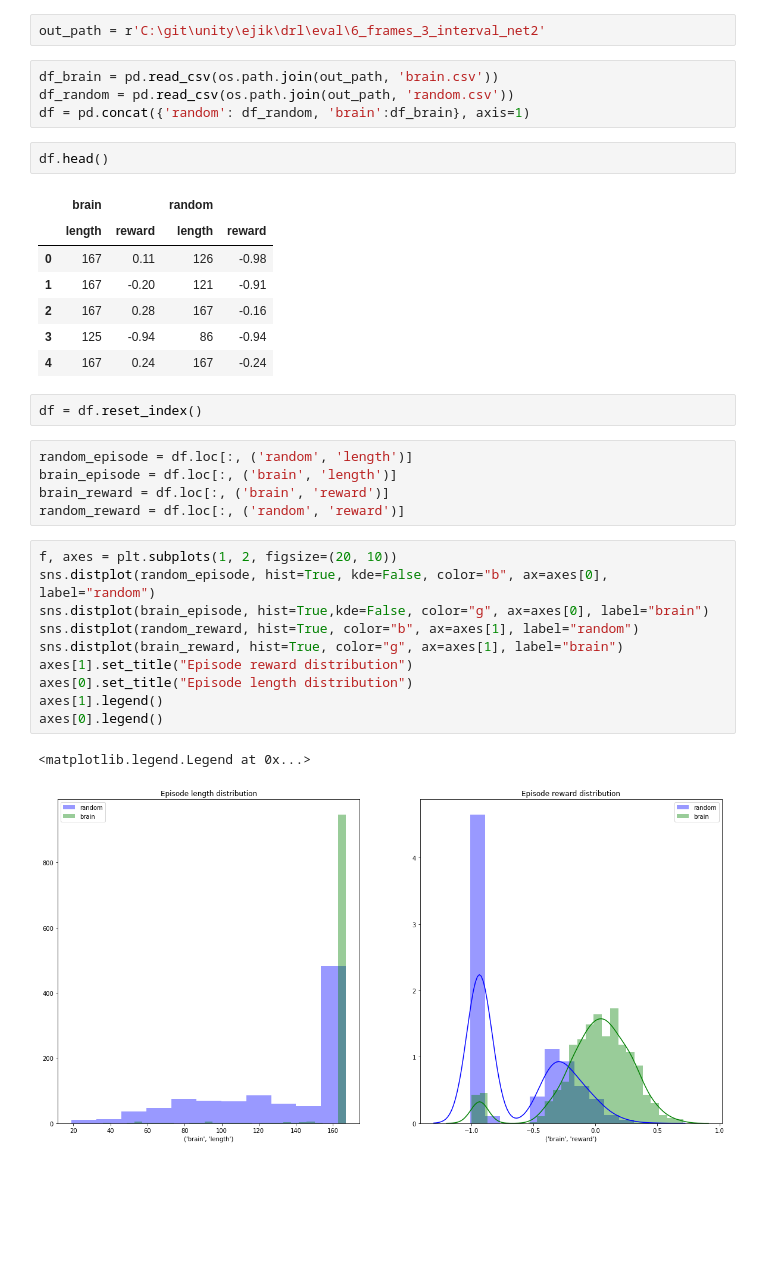
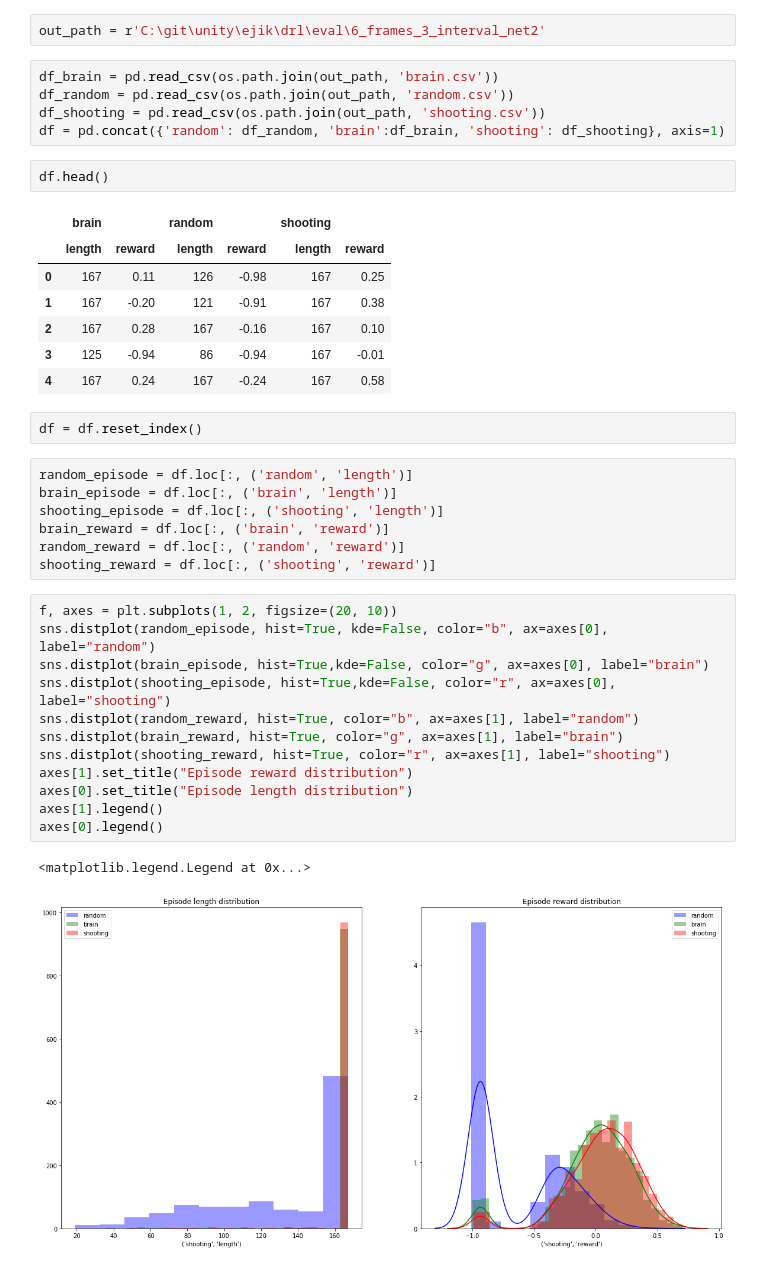
Before and after one commit to fierval/ejik, a Jupyter notebook: drl/Ejik Analysis.ipynb, the cells around one changed output. Drawn from its saved outputs; the diff is of its cells as text; blank space fills up the shorter version.

```diff
--- a/drl/Ejik Analysis.ipynb
+++ b/drl/Ejik Analysis.ipynb
@@ -12,36 +12,41 @@ out_path = r'C:\git\unity\ejik\drl\eval\6_frames_3_interval_net2'
 # %%
 df_brain = pd.read_csv(os.path.join(out_path, 'brain.csv'))
 df_random = pd.read_csv(os.path.join(out_path, 'random.csv'))
-df = pd.concat({'random': df_random, 'brain':df_brain}, axis=1)
+df_shooting = pd.read_csv(os.path.join(out_path, 'shooting.csv'))
+df = pd.concat({'random': df_random, 'brain':df_brain, 'shooting': df_shooting}, axis=1)
 # %%
 df.head()
 # %% [output]
-|  | brain |  | random |  |
-|  | length | reward | length | reward |
-| 0 | 167 | 0.11 | 126 | -0.98 |
-| 1 | 167 | -0.20 | 121 | -0.91 |
-| 2 | 167 | 0.28 | 167 | -0.16 |
-| 3 | 125 | -0.94 | 86 | -0.94 |
-| 4 | 167 | 0.24 | 167 | -0.24 |
+|  | brain |  | random |  | shooting |  |
+|  | length | reward | length | reward | length | reward |
+| 0 | 167 | 0.11 | 126 | -0.98 | 167 | 0.25 |
+| 1 | 167 | -0.20 | 121 | -0.91 | 167 | 0.38 |
+| 2 | 167 | 0.28 | 167 | -0.16 | 167 | 0.10 |
+| 3 | 125 | -0.94 | 86 | -0.94 | 167 | -0.01 |
+| 4 | 167 | 0.24 | 167 | -0.24 | 167 | 0.58 |
 # %%
 df = df.reset_index()
 # %%
 random_episode = df.loc[:, ('random', 'length')]
 brain_episode = df.loc[:, ('brain', 'length')]
+shooting_episode = df.loc[:, ('shooting', 'length')]
 brain_reward = df.loc[:, ('brain', 'reward')]
 random_reward = df.loc[:, ('random', 'reward')]
+shooting_reward = df.loc[:, ('shooting', 'reward')]
 # %%
 f, axes = plt.subplots(1, 2, figsize=(20, 10))
 sns.distplot(random_episode, hist=True, kde=False, color="b", ax=axes[0], label="random")
 sns.distplot(brain_episode, hist=True,kde=False, color="g", ax=axes[0], label="brain")
+sns.distplot(shooting_episode, hist=True,kde=False, color="r", ax=axes[0], label="shooting")
 sns.distplot(random_reward, hist=True, color="b", ax=axes[1], label="random")
 sns.distplot(brain_reward, hist=True, color="g", ax=axes[1], label="brain")
+sns.distplot(shooting_reward, hist=True, color="r", ax=axes[1], label="shooting")
 axes[1].set_title("Episode reward distribution")
 axes[0].set_title("Episode length distribution")
 axes[1].legend()
 axes[0].legend()
 # %% [output]
 <matplotlib.legend.Legend at 0x...>
-[figure, old version]
+[figure, new version]
 # %%
 print(f"Mean trained reward: {brain_reward.mean():.4f}, std: {brain_reward.std():.3f}, episode length: {brain_episode.mean():.3f}")
```
Also changed, not shown: parts of 1 cell of this notebook, 7 other files.
